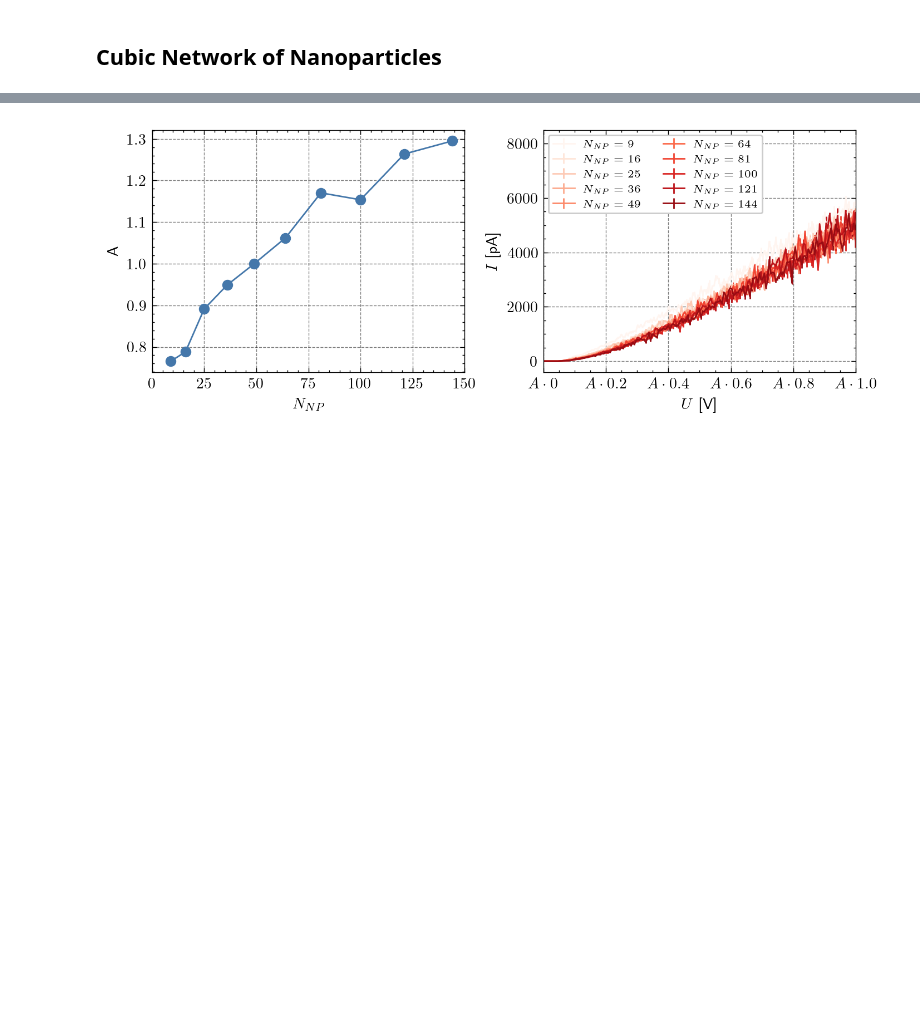
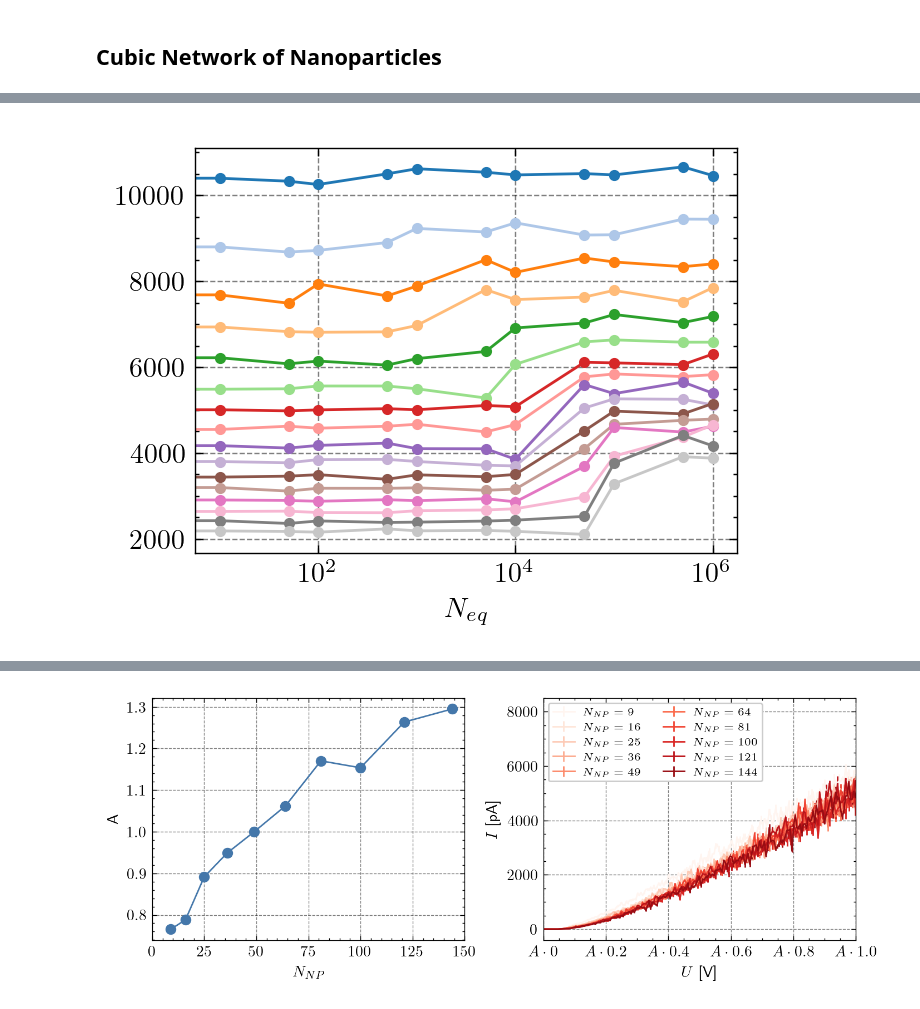
Before and after one commit to JonasMnsing/NanoNets, a Jupyter notebook: scripts/1_funding_period/current_magnitude/current_magnitude.ipynb, the cells around one changed output, grey strips where cells are left out. Cells and saved outputs as stored; diff of their text form; code cells hidden in the pictures; blank space fills up the shorter version.

```diff
--- a/scripts/1_funding_period/current_magnitude/current_magnitude.ipynb
+++ b/scripts/1_funding_period/current_magnitude/current_magnitude.ipynb
@@ -117,0 +213,16 @@ array([0.70231106, 0.78983417, 0.84287154, 0.88672638, 1.        ,
+# %%
+with plt.style.context(["science", "bright", "grid"]):
+
+    fig = plt.figure(dpi=200)
+    ax  = fig.add_subplot()
+
+    for j, N in enumerate(range(N_min, N_max+1)):
+
+        vals = [np.max(results[N][eq_jumps][:,2]) for eq_jumps in pre_jumps]
+
+        ax.plot(pre_jumps, vals, '.-', c=cmap((j+0.5)/20))
+
+    ax.set_xscale('log')
+    ax.set_xlabel('$N_{eq}$')
+# %% [output]
+[figure, added]
```
Also changed, not shown: parts of 19 cells of this notebook, 12 other files.
